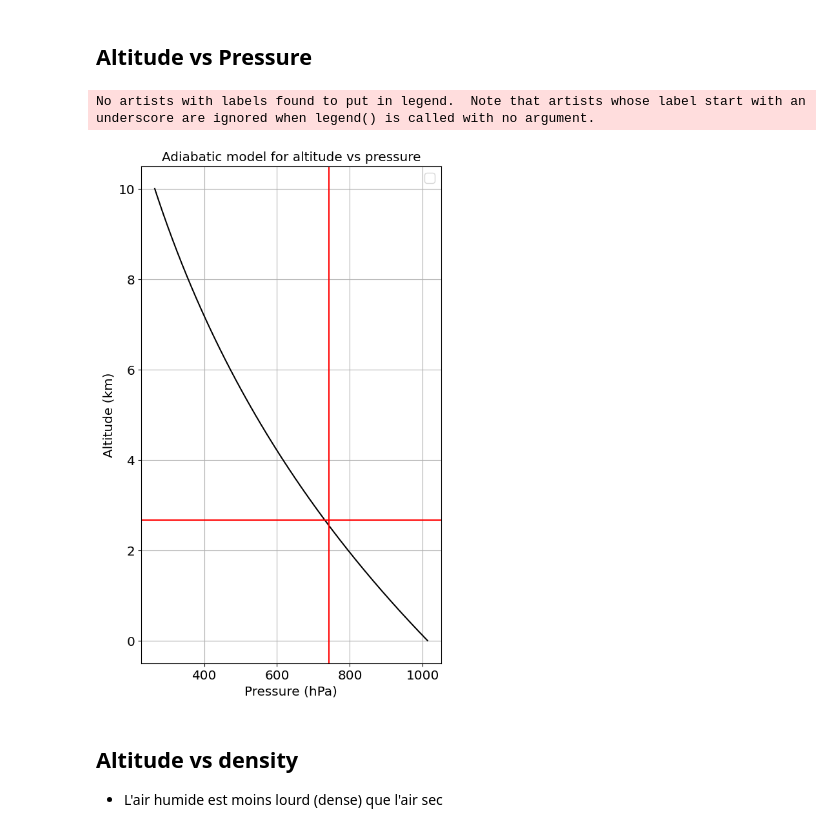
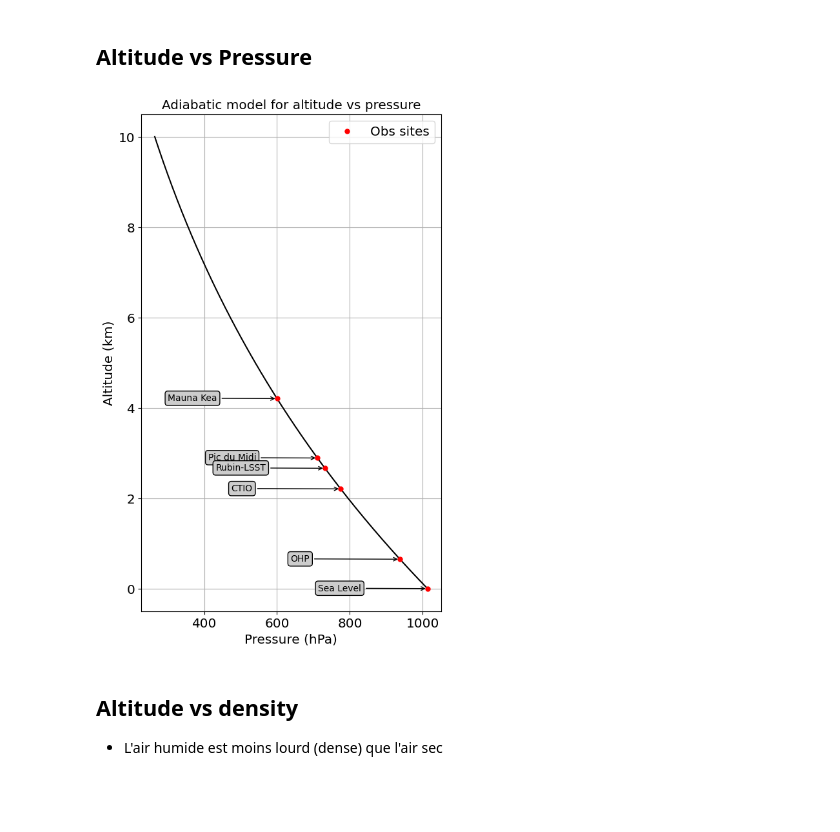
Before and after one commit to LSSTDESC/libradtranpy, a Jupyter notebook: docs/notebooks/analyticalmodels/AtmosphericProfiles.ipynb, the cells around one changed output. Saved outputs shown, nothing was run; the diff lists cells and outputs as text; code cells hidden in the pictures; blank space fills up the shorter version.

```diff
--- a/docs/notebooks/analyticalmodels/AtmosphericProfiles.ipynb
+++ b/docs/notebooks/analyticalmodels/AtmosphericProfiles.ipynb
@@ -35,0 +78,10 @@ from analyticalmodels import libatmscattering as ray
+# %%
+dict2 = Dict_Of_sitesAltitudes
+dict1 = Dict_Of_sitesPressures
+dict3 = Dict_Of_sitesMoleculesNDensity
+list_Of_sitesTags = [ 'OMK', 'PDM', 'LSST', 'CTIO', 'OHP', 'OSL']
+list_Of_sitesNames = ['Mauna Kea', 'Pic du Midi','Rubin-LSST','CTIO','OHP','Sea Level']
+List_Of_sitesPressures = [ dict1[sitetag] for sitetag in list_Of_sitesTags]
+List_Of_sitesAltitudes = [ dict2[sitetag] for sitetag in list_Of_sitesTags]
+List_Of_sitesAirNDensity = [ dict3[sitetag] for sitetag in list_Of_sitesTags] # number of molecules per cm3
+NSites = len(list_Of_sitesTags)
@@ -69,20 +123,35 @@ altitudes=np.linspace(0.,10000.,5000)
 press=ray.Pressure_adiabatic(altitudes)
 press=press/100.
 # %%
+bbox = dict(boxstyle="round", fc="0.8")
+bbox = dict(boxstyle="round", fc="0.8")
+arrowprops = dict(facecolor='black',arrowstyle="->")
+    #connectionstyle="angle,angleA=0,angleB=90,rad=10")
+
+
 plt.figure(figsize=(6,10))
 plt.title("Adiabatic model for altitude vs pressure")
 figname="AtmModel.png"
 plt.plot(press,altitudes/1000,'k-')
+plt.plot(List_Of_sitesPressures,List_Of_sitesAltitudes,'or',ms=5,label="Obs sites")
+
+for idx in range(NSites):
+    pointed = (List_Of_sitesPressures[idx],List_Of_sitesAltitudes[idx])
+    point_text = (List_Of_sitesPressures[idx]-300,List_Of_sitesAltitudes[idx]-0.05)
+    #plt.annotate(list_Of_sitesNames[idx], xy=pointed, xytext=point_text,
+    #        arrowprops=dict(facecolor='black', shrink=0.01),
+    #        )
+    plt.annotate(list_Of_sitesNames[idx], xy=pointed, xytext=point_text,bbox=bbox, arrowprops=arrowprops)
+
 plt.xlabel("Pressure (hPa)")
 plt.ylabel("Altitude (km)")
-plt.axhline(lsst_altitude,color="red")
-plt.axvline(lsst_pressure,color="red")
+#plt.axhline(lsst_altitude,color="red")
+#plt.axvline(lsst_pressure,color="red")
 plt.legend()
 plt.grid()
 plt.savefig(figname)
 # %% [output]
-No artists with labels found to put in legend.  Note that artists whose label start with an underscore are ignored when legend() is called with no argument.
-[figure, old version]
+[figure, new version]
 # %% [markdown]
 ## Altitude vs density
 
```
Also changed, not shown: parts of 7 cells of this notebook, 3 other files.
